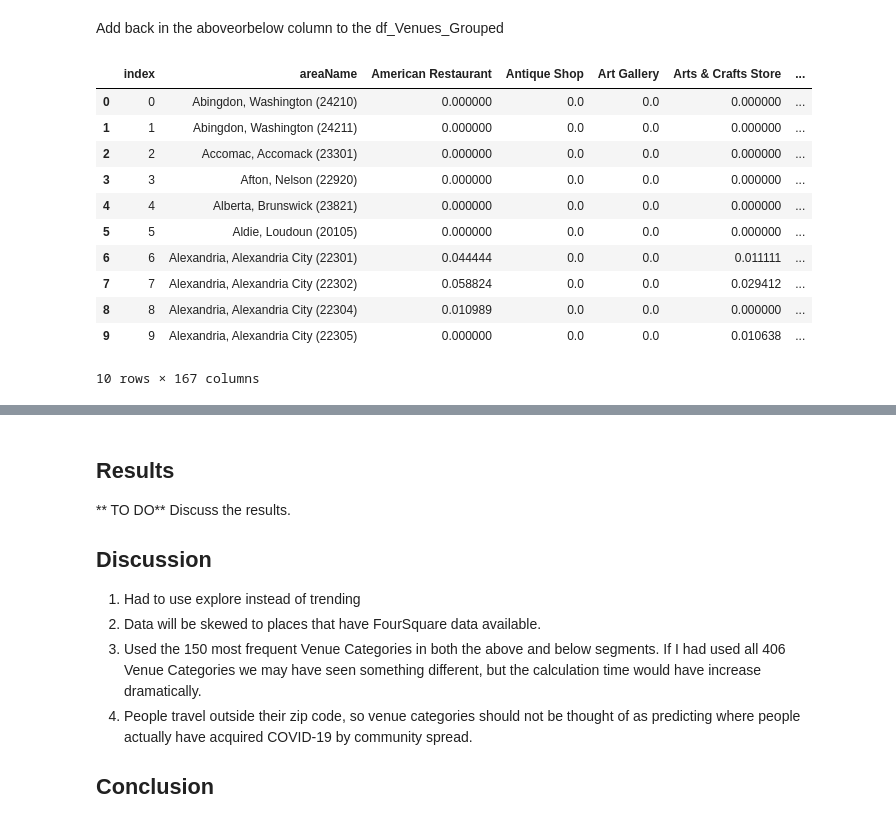
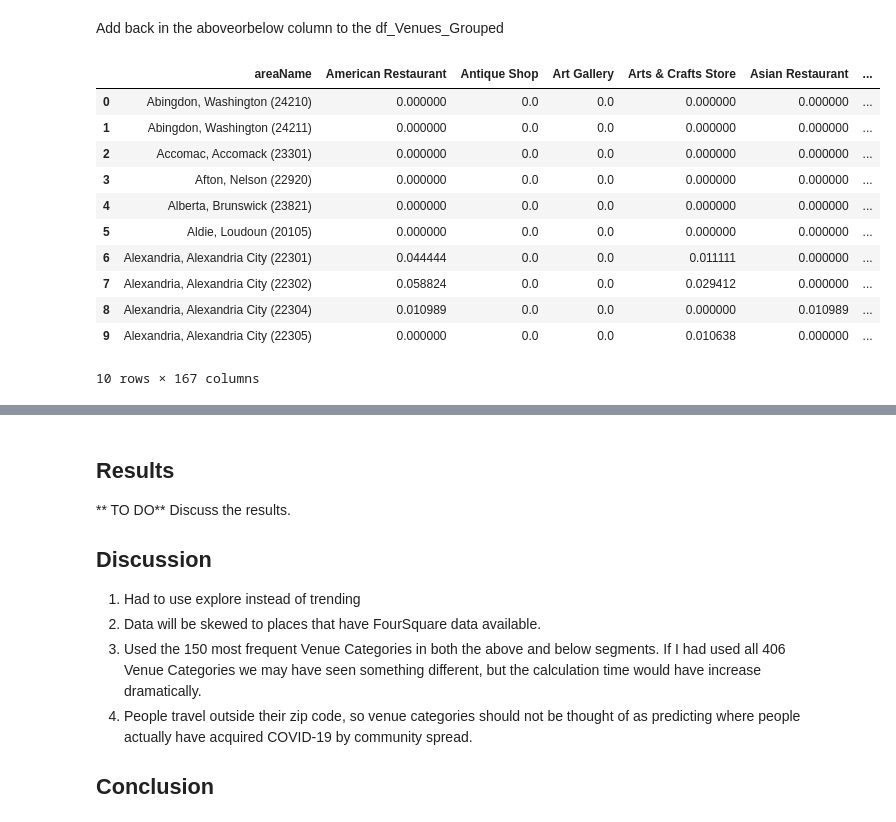
Before and after one commit to hdmcspadden/Virginia_Covid_Trending_Venues, a Jupyter notebook: Trending_Venues_in_Virginia_COVID-19_Hot_Spot_Zip_Codes.ipynb, the cells around one changed output, grey strips where cells are left out. Cells and saved outputs as stored; diff of their text form; code cells hidden in the pictures.

```diff
--- a/Trending_Venues_in_Virginia_COVID-19_Hot_Spot_Zip_Codes.ipynb
+++ b/Trending_Venues_in_Virginia_COVID-19_Hot_Spot_Zip_Codes.ipynb
@@ -775,18 +775,19 @@ df_ZipsToUse.head()
 Add back in the aboveorbelow column to the df_Venues_Grouped
 # %%
 df_Venues_Grouped['aboveorbelow'] = df_ZipsToUse['aboveorbelow']
+df_Venues_Grouped['pop'] = df_ZipsToUse['pop']
-# %%
-df_Venues_Grouped.head(10)
-# %% [output]
-|  | index | areaName | American Restaurant | Antique Shop | Art Gallery | Arts & Crafts Store | ... |
-| 0 | 0 | Abingdon, Washington (24210) | 0.000000 | 0.0 | 0.0 | 0.000000 | ... |
-| 1 | 1 | Abingdon, Washington (24211) | 0.000000 | 0.0 | 0.0 | 0.000000 | ... |
-| 2 | 2 | Accomac, Accomack (23301) | 0.000000 | 0.0 | 0.0 | 0.000000 | ... |
-| 3 | 3 | Afton, Nelson (22920) | 0.000000 | 0.0 | 0.0 | 0.000000 | ... |
-| 4 | 4 | Alberta, Brunswick (23821) | 0.000000 | 0.0 | 0.0 | 0.000000 | ... |
-| 5 | 5 | Aldie, Loudoun (20105) | 0.000000 | 0.0 | 0.0 | 0.000000 | ... |
-| 6 | 6 | Alexandria, Alexandria City (22301) | 0.044444 | 0.0 | 0.0 | 0.011111 | ... |
-| 7 | 7 | Alexandria, Alexandria City (22302) | 0.058824 | 0.0 | 0.0 | 0.029412 | ... |
-| 8 | 8 | Alexandria, Alexandria City (22304) | 0.010989 | 0.0 | 0.0 | 0.000000 | ... |
-| 9 | 9 | Alexandria, Alexandria City (22305) | 0.000000 | 0.0 | 0.0 | 0.010638 | ... |
-10 rows × 167 columns
+# %%
+df_Venues_Grouped = df_Venues_Grouped.drop(['index'], axis=1)
+# %% [output]
+|  | areaName | American Restaurant | Antique Shop | Art Gallery | Arts & Crafts Store | Asian Restaurant | ... |
+| 0 | Abingdon, Washington (24210) | 0.000000 | 0.0 | 0.0 | 0.000000 | 0.000000 | ... |
+| 1 | Abingdon, Washington (24211) | 0.000000 | 0.0 | 0.0 | 0.000000 | 0.000000 | ... |
+| 2 | Accomac, Accomack (23301) | 0.000000 | 0.0 | 0.0 | 0.000000 | 0.000000 | ... |
+| 3 | Afton, Nelson (22920) | 0.000000 | 0.0 | 0.0 | 0.000000 | 0.000000 | ... |
+| 4 | Alberta, Brunswick (23821) | 0.000000 | 0.0 | 0.0 | 0.000000 | 0.000000 | ... |
+| 5 | Aldie, Loudoun (20105) | 0.000000 | 0.0 | 0.0 | 0.000000 | 0.000000 | ... |
+| 6 | Alexandria, Alexandria City (22301) | 0.044444 | 0.0 | 0.0 | 0.011111 | 0.000000 | ... |
+| 7 | Alexandria, Alexandria City (22302) | 0.058824 | 0.0 | 0.0 | 0.029412 | 0.000000 | ... |
+| 8 | Alexandria, Alexandria City (22304) | 0.010989 | 0.0 | 0.0 | 0.000000 | 0.010989 | ... |
+| 9 | Alexandria, Alexandria City (22305) | 0.000000 | 0.0 | 0.0 | 0.010638 | 0.000000 | ... |
+10 rows × 167 columns
```
Also changed, not shown: parts of 2 cells of this notebook.
